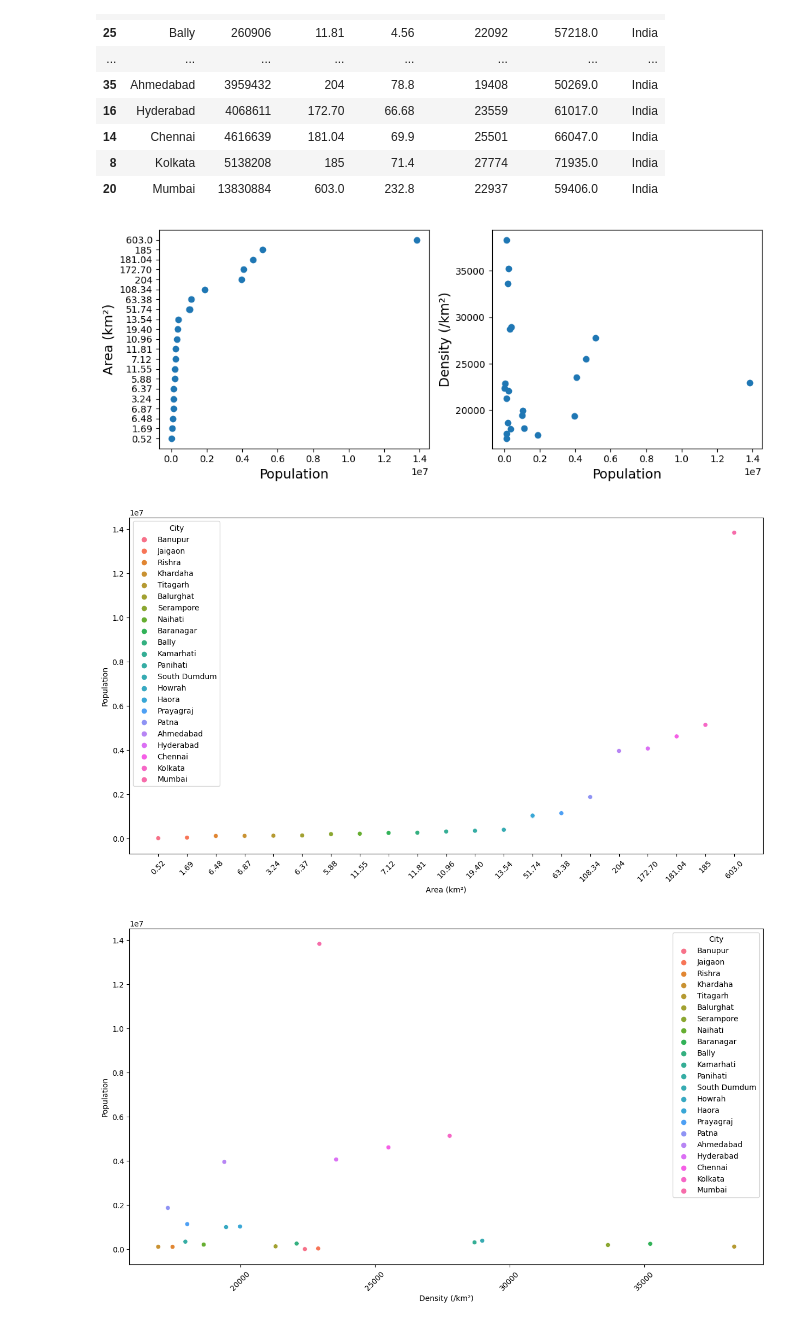
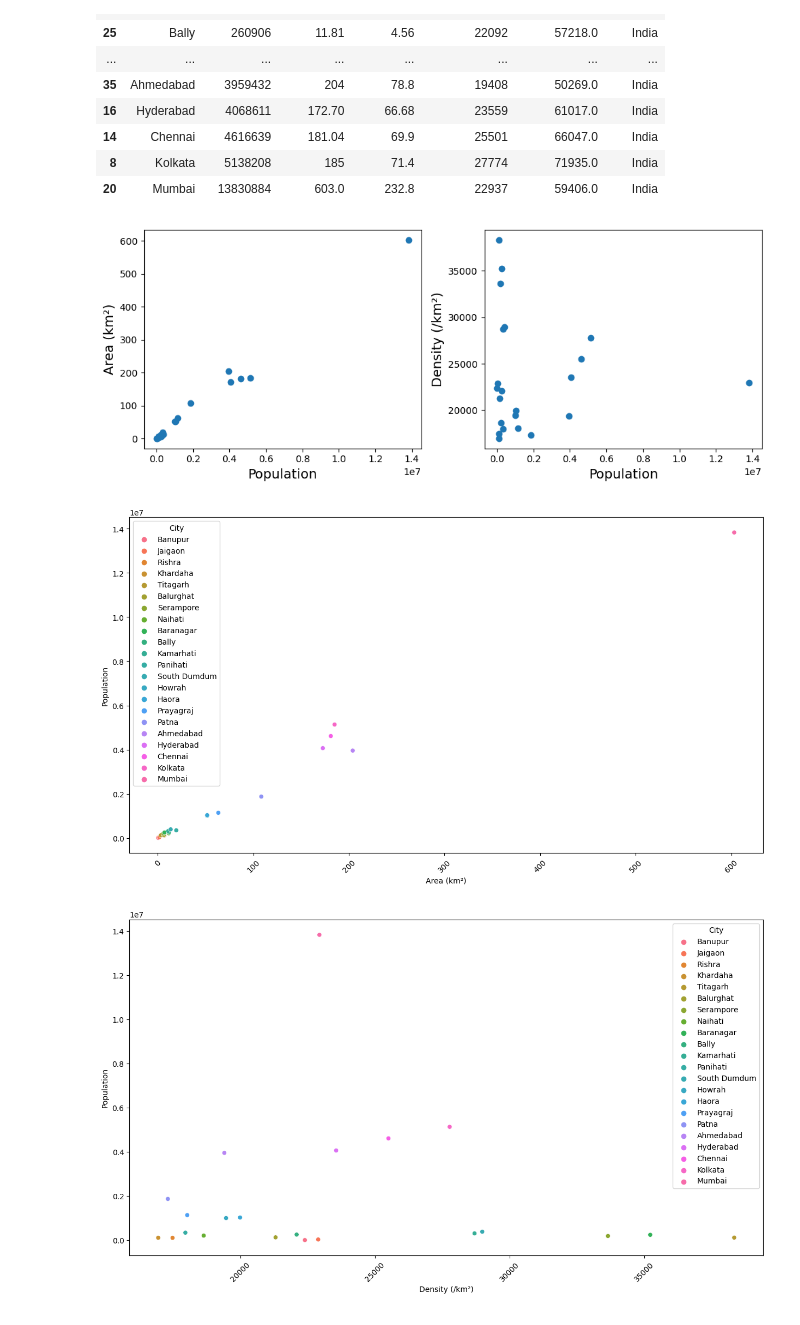
Before and after one commit to ShadowproofGamer/MSiD_lista_3, a Jupyter notebook: lista3.ipynb, the cells around one changed output. Cells and saved outputs as stored; diff of their text form; code cells hidden in the pictures.

```diff
--- a/lista3.ipynb
+++ b/lista3.ipynb
@@ -209,23 +209,25 @@ df_India
 | 20 | Mumbai | 13830884 | 603.0 | 232.8 | 22937 | 59406.0 | India |
 # %%
 fig, ax = plt.subplots(nrows=1, ncols=2, figsize=(10,4))
+
+df_India["Area (km²)"] = [float(num) for num in df_India["Area (km²)"]]
 
 pop = df_India["Population"]
 ar = df_India["Area (km²)"]
 dens = df_India["Density (/km²)"]
 ax[0].scatter(x=pop, y=ar)
 ax[0].set_xlabel('Population', fontsize=14)
 ax[0].set_ylabel('Area (km²)', fontsize=14)
 
 ax[1].scatter(x=pop, y=dens)
 ax[1].set_xlabel('Population', fontsize=14)
 ax[1].set_ylabel('Density (/km²)', fontsize=14)
 #ax[1].legend()
 
 fig.tight_layout()
 plt.show()
 # %% [output]
-[figure, old version]
+[figure, new version]
 # %%
 import seaborn as sns
 plt.figure(figsize=(15,8))
@@ -233,7 +235,7 @@ sns.scatterplot(x=df_India['Area (km²)'], y=df_India['Population'], hue=df_Indi
 plt.xticks(rotation=45)
 plt.show()
 # %% [output]
-[figure, old version]
+[figure, new version]
 # %%
 plt.figure(figsize=(15,8))
 sns.scatterplot(x=df_India["Density (/km²)"], y=df_India['Population'], hue=df_India['City'])
```
Also changed, not shown: parts of 10 cells of this notebook.
